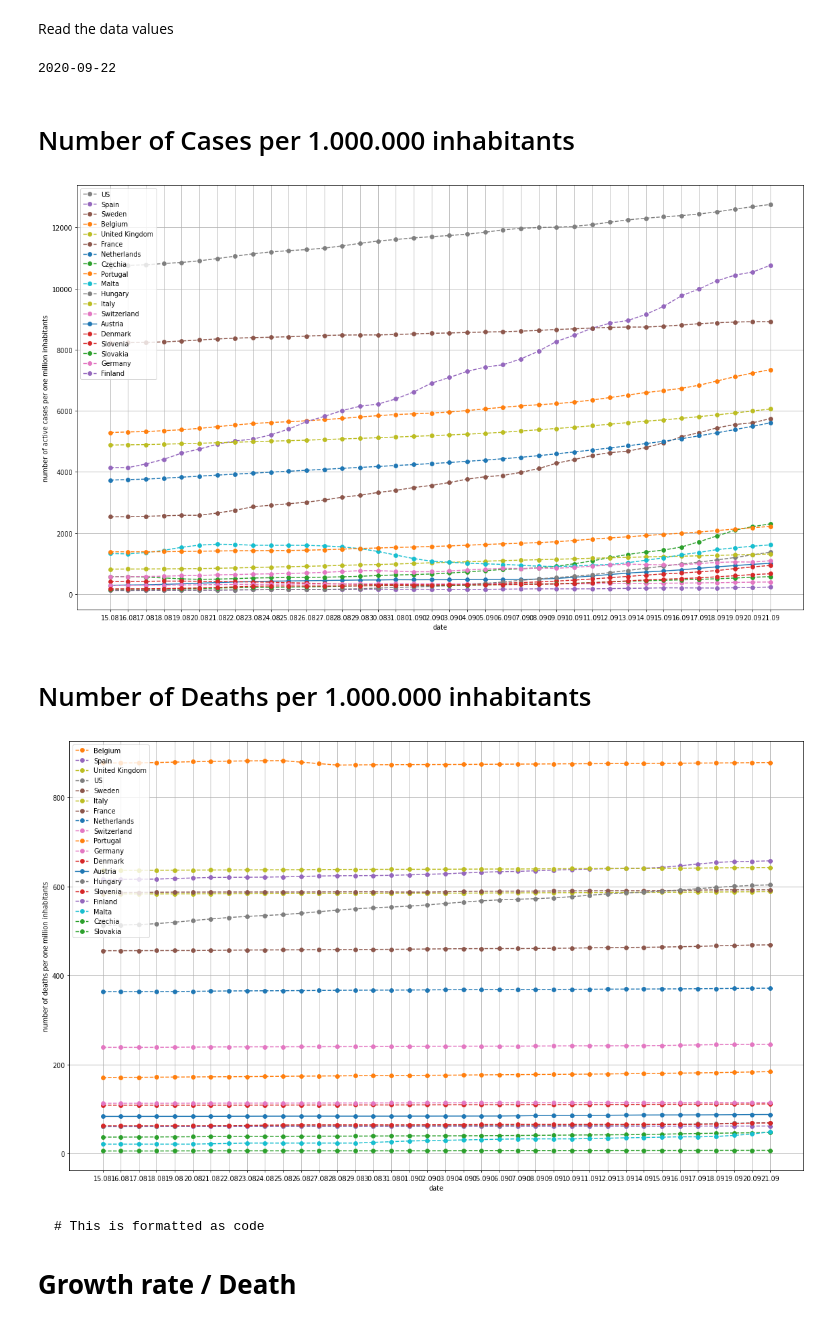
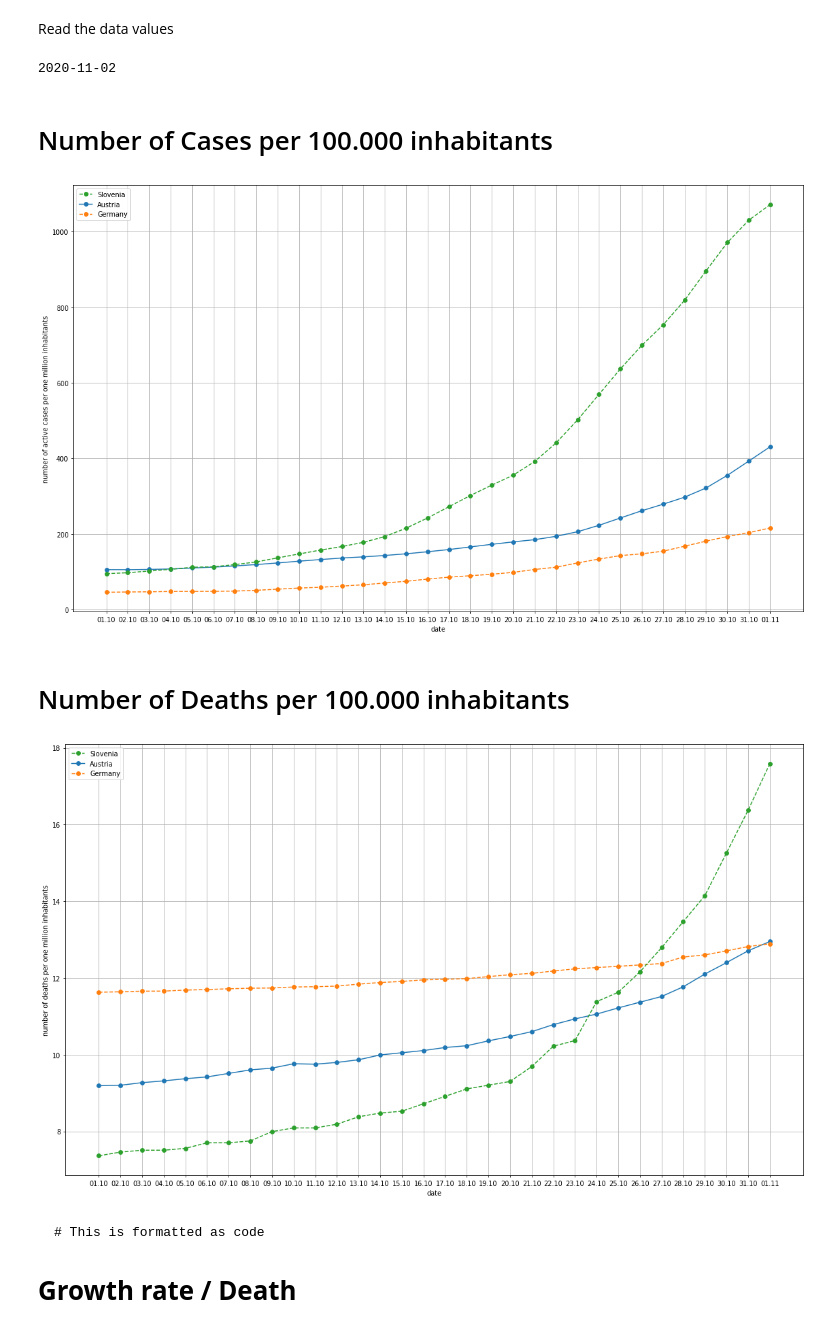
Before and after one commit to human-centered-ai-lab/app-covid-19-playground, a Jupyter notebook: covid_19_playground.ipynb, the cells around one changed output. Saved outputs shown, nothing was run; the diff lists cells and outputs as text; code cells hidden in the pictures.

```diff
--- a/covid_19_playground.ipynb
+++ b/covid_19_playground.ipynb
@@ -35,6 +35,8 @@ countries = sorted(data.keys())
 #print (countries)
 
 countriesOfInterest = ['Austria', 'Belgium','Czechia', 'Denmark', 'Finland', 'France', 'Germany', 'Hungary',  'Italy', 'Malta','Netherlands',  'Portugal', 'Slovakia', 'Slovenia', 'Spain', 'Sweden', 'Switzerland', 'US', 'United Kingdom']
+
+
 population = {}
 for c in countriesOfInterest:
   r = requests.get(url = "https://restcountries.eu/rest/v2/name/" + c)
@@ -49,7 +51,7 @@ population.update ({'US' : 330467650})
 #print ("COUNTRIES OF INTEREST WITH POPULATION")
 #print (population)
 
-start_date = date(2020, 8, 15)
+start_date = date(2020, 10, 1)
 end_date   = date(2020, 9, 15)
 
 
@@ -60,10 +62,10 @@ endDateForDiagram  =  datetime.now().date()
 
 print (endDateForDiagram)
 # %% [output]
-2020-09-22
+2020-11-02
 # %% [markdown]
 
-# Number of Cases per 1.000.000 inhabitants
+# Number of Cases per 100.000 inhabitants
 # %%
 width_in_inches = 20
 height_in_inches = 12
@@ -73,6 +75,9 @@ plt.figure( figsize=(width_in_inches, height_in_inches), dpi=dots_per_inch)
 
 #countriesOfInterest = ['Austria', 'Belgium', 'Denmark',  'Germany', 'Hungary',  'Italy', 'Netherlands', 'Slovenia', 'Spain', 'Sweden', 'Switzerland', 'US', 'United Kingdom']
 #countriesOfInterest = ['Austria',  'Italy', 'US', 'United Kingdom']
+
+countriesOfInterest = ['Austria',  'Germany', 'Slovenia' ]
+
 
 datesToInspect = []
 x_axis_data = [];
@@ -92,7 +97,7 @@ for c in countriesOfInterest:
                 #print (daydata['date'], dataindex)
                 if daydata['date'] == dataindex:
                     cc = daydata['confirmed'] - daydata['recovered']
-                    normalizedcc = cc * 1000000 / population[c]
+                    normalizedcc = cc * 100000 / population[c]
                     v = normalizedcc
                     numberToOrder[i] = v
                     y_axis_data.append(v)
@@ -115,9 +120,9 @@ handles, labels = plt.gca().get_legend_handles_labels()
 plt.legend([handles[idx] for idx in LabelOrdering],[labels[idx] for idx in LabelOrdering], loc='upper left')
 plt.show()
 # %% [output]
-[figure, old version]
+[figure, new version]
 # %% [markdown]
-# Number of Deaths per 1.000.000 inhabitants
+# Number of Deaths per 100.000 inhabitants
 # %%
 width_in_inches = 20
 height_in_inches = 12
@@ -139,36 +144,36 @@ numberToOrder = {}
 i = 0
 for c in countriesOfInterest:
         y_axis_data = []
         for dataindex in datesToInspect:
             datafromonecontry = data[c]
             for daydata in datafromonecontry:
                 #print (daydata['date'], dataindex)
                 if daydata['date'] == dataindex:
                     cc = daydata['deaths']
-                    normalizedcc = cc * 1000000 / population[c]
+                    normalizedcc = cc * 100000 / population[c]
                     v = normalizedcc
                     numberToOrder[i] = v
                     y_axis_data.append(v)
-        y_axis_data_av = bn.move_mean(y_axis_data, window=3, min_count=1)
+        y_axis_data_av = bn.move_mean(y_axis_data, window=1, min_count=1)
         ls = 'solid' if c == 'Austria' else '--'
         lines, = plt.plot(x_axis_data,  y_axis_data_av, label=c, linestyle=ls, marker='o')
         labels.append (c)
         i = i + 1
 
 LabelOrdering = []
 for e in sorted(numberToOrder.items(), key=lambda x: x[1], reverse=True):
   LabelOrdering.append (e[0])
 
 #plt.yscale('log')
 plt.xlabel("date")
 plt.ylabel("number of deaths per one million inhabitants")
 plt.grid(True)
 
 handles, labels = plt.gca().get_legend_handles_labels()
 plt.legend([handles[idx] for idx in LabelOrdering],[labels[idx] for idx in LabelOrdering], loc='upper left')
 plt.show()
 # %% [output]
-[figure, old version]
+[figure, new version]
 # %% [markdown]
 
 
```
Also changed, not shown: parts of 1 cell of this notebook.
